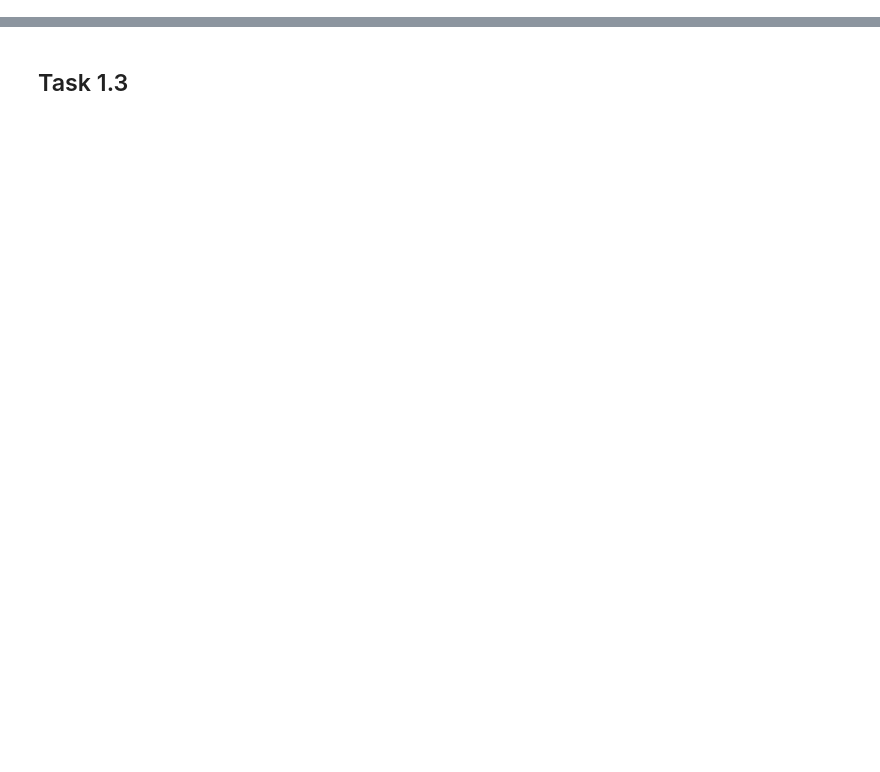
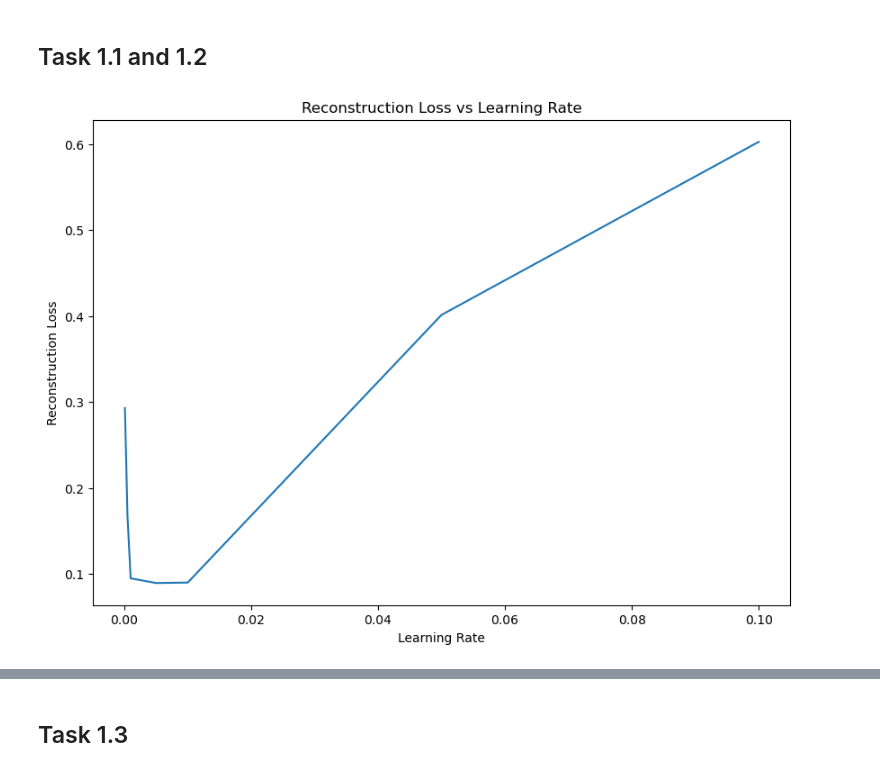
Before and after one commit to PrioteasaAndrei/GAN-Assigment-2, a Jupyter notebook: autoencoders.ipynb, the cells around one changed output, grey strips where cells are left out. Cells and saved outputs as stored; diff of their text form; code cells hidden in the pictures; blank space fills up the shorter version.

```diff
--- a/autoencoders.ipynb
+++ b/autoencoders.ipynb
@@ -130,0 +207,43 @@ test_loader = DataLoader(dataset=test_dataset, batch_size=batch_size, shuffle=Fa
+# %% [markdown]
+## Task 1.1 and 1.2
+# %%
+train_loader, test_loader, X_train, X_test, y_train, y_test = make_dataset(no_samples = DATASET_SAMPLES,
+                                                                           noise = 0.1,
+                                                                           random_state = SEED)
+# %%
+## Effect of learning rate on the reconstruction loss | should take around 4 mins
+
+'''
+Configuration:
+
+1000 samples of the dataset
+*vary learning rate
+keep autoencoder configuration constant
+keep number of training and reconstruciton epochs constant
+'''
+
+lrs = [0.0001,0.0005,0.001,0.005,0.01,0.05,0.1]
+
+reconstruction_losses_vs_lr = []
+
+for lr in lrs:
+    autoenc = Autoencoder(input_dim=2,h_dim=100,latent_dim=1,layers=3)
+    criterion     = torch.nn.MSELoss()
+    optimizer = torch.optim.Adam(autoenc.parameters(),lr = lr)
+    Losses = train(train_loader,autoenc,optimizer,criterion,N= 100,dev = DEVICE)
+    loss, reconstructed_outputs = reconstruct(test_loader,autoenc,criterion,dev=DEVICE)
+    reconstruction_losses_vs_lr += [loss]
+
+    ## create a plot for each one and save the image
+    plot_reconstructed_2d_data(X_test,reconstructed_outputs.cpu().numpy(),show_plot=False,save_path="autoenc_lrs/lrs_{}.png".format(lr))
+
+
+## plot reconstruction loss vs learning rate
+plt.figure(figsize=(10, 7))
+plt.plot(lrs,reconstruction_losses_vs_lr)
+plt.title("Reconstruction Loss vs Learning Rate")
+plt.xlabel('Learning Rate')
+plt.ylabel('Reconstruction Loss')
+plt.show()
+# %% [output]
+[figure, added]
```
Also changed, not shown: parts of 41 cells of this notebook, 34 other files.
